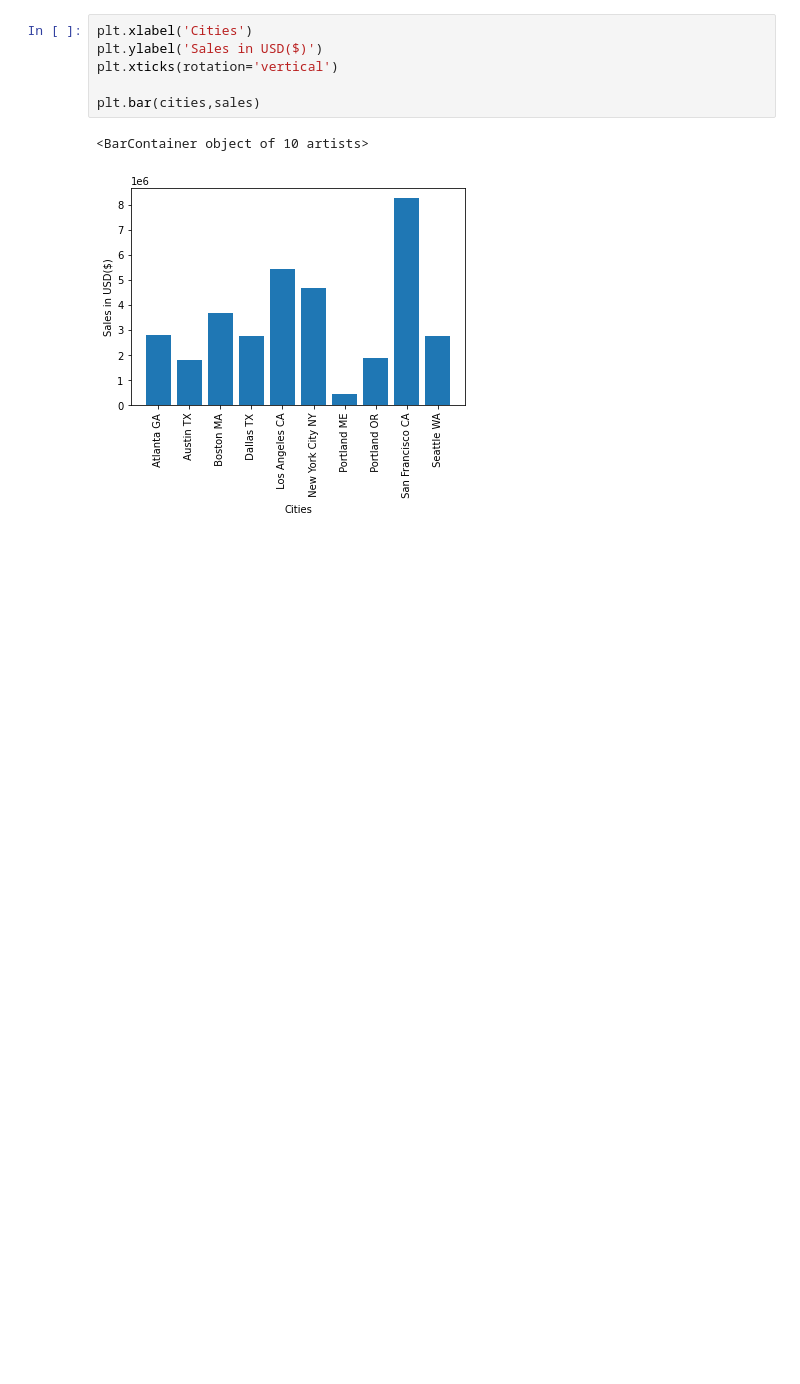
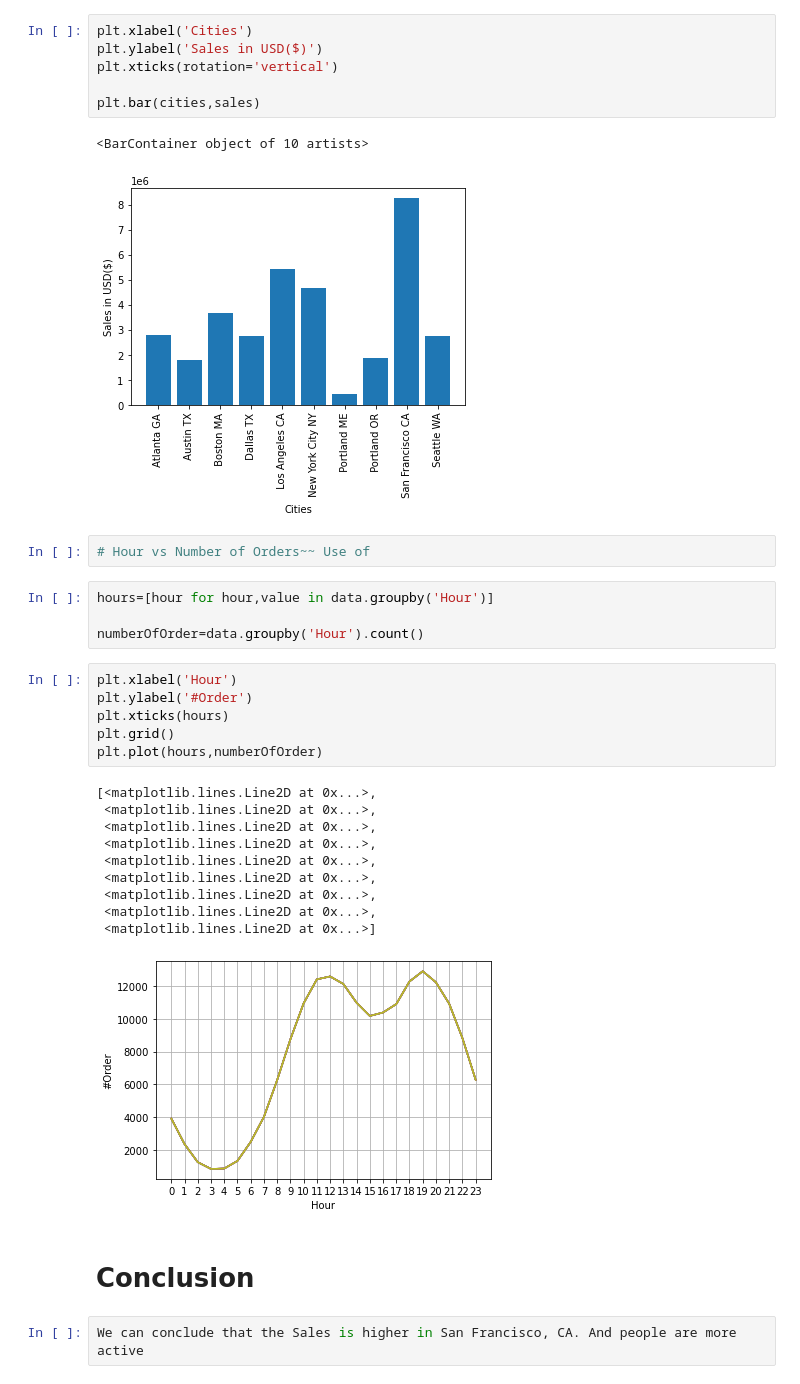
Before and after one commit to Srijanbista/Sales-Analysis, a Jupyter notebook: Sales Analysis/Untitled.ipynb, the cells around one changed output. Drawn from its saved outputs; the diff is of its cells as text; blank space fills up the shorter version.

```diff
--- a/Sales Analysis/Untitled.ipynb
+++ b/Sales Analysis/Untitled.ipynb
@@ -132,3 +132,30 @@ plt.bar(cities,sales)
 # %% [output]
 <BarContainer object of 10 artists>
 [figure]
+# %%
+# Hour vs Number of Orders~~ Use of
+# %%
+hours=[hour for hour,value in data.groupby('Hour')]
+
+numberOfOrder=data.groupby('Hour').count()
+# %%
+plt.xlabel('Hour')
+plt.ylabel('#Order')
+plt.xticks(hours)
+plt.grid()
+plt.plot(hours,numberOfOrder)
+# %% [output]
+[<matplotlib.lines.Line2D at 0x...>,
+ <matplotlib.lines.Line2D at 0x...>,
+ <matplotlib.lines.Line2D at 0x...>,
+ <matplotlib.lines.Line2D at 0x...>,
+ <matplotlib.lines.Line2D at 0x...>,
+ <matplotlib.lines.Line2D at 0x...>,
+ <matplotlib.lines.Line2D at 0x...>,
+ <matplotlib.lines.Line2D at 0x...>,
+ <matplotlib.lines.Line2D at 0x...>]
+[figure, added]
+# %% [markdown]
+# Conclusion
+# %%
+We can conclude that the Sales is higher in San Francisco, CA. And people are more active
```
